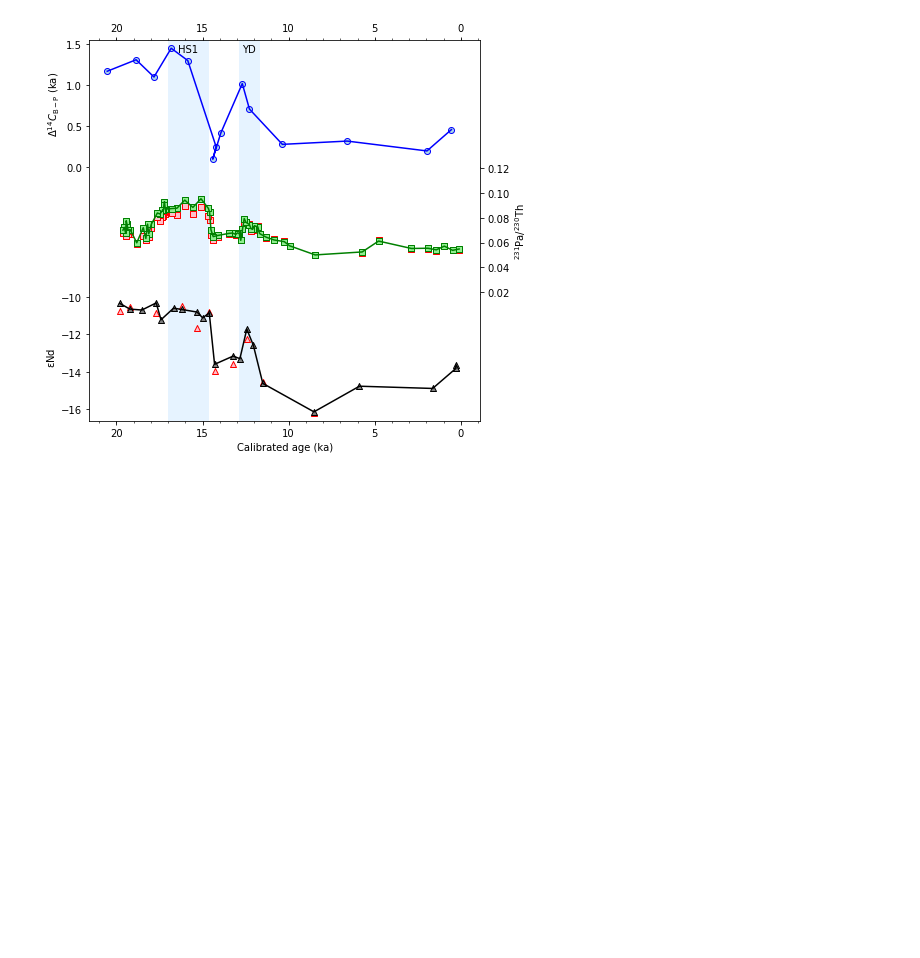
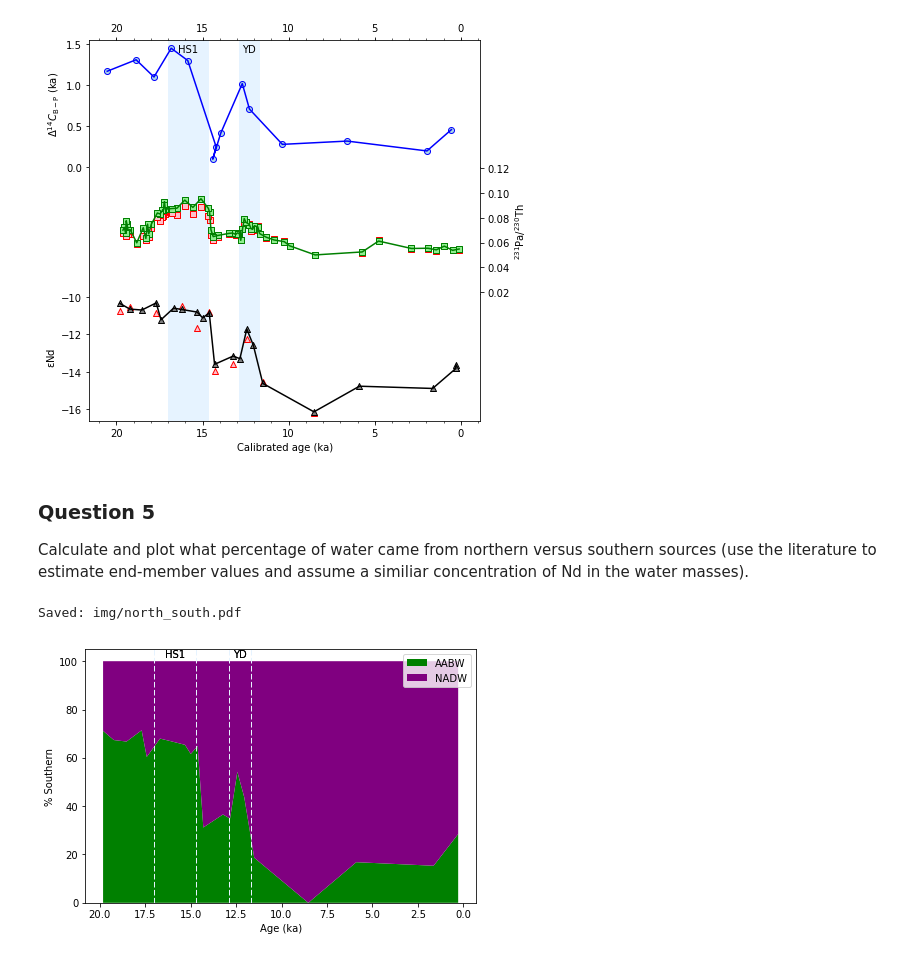
Before and after one commit to stainbank/deglacial-circulation, a Jupyter notebook: exercise2.ipynb, the cells around one changed output. Drawn from its saved outputs; the diff is of its cells as text; code cells hidden in the pictures; blank space fills up the shorter version.

Commit message:
Make end-member mixing graph

```diff
--- a/exercise2.ipynb
+++ b/exercise2.ipynb
@@ -185,3 +185,37 @@ save_fig(fig, 'timeseries_B-P_PaTh_eNd')
 # %% [output]
 Saved: img/timeseries_B-P_PaTh_eNd.pdf
 [figure]
+# %% [markdown]
+### Question 5
+Calculate and plot what percentage of water came from northern versus southern sources (use the literature to estimate end-member values and assume a similiar concentration of Nd in the water masses).
+# %%
+nadw = -16.15
+aabw = -8
+eNd = df6['eNd']
+age = df6['age']
+
+south = ((nadw-eNd)/(nadw-aabw))*100
+north = 100 - south
+# %%
+fig, ax = plt.subplots()
+ax.stackplot(age, south, north,
+             colors=['green', 'purple'],
+             labels=['AABW', 'NADW'])
+
+for i, (period, bounds) in enumerate([('HS1', (14.7, 17)),
+                                      ('YD', (12.9, 11.7))]):
+
+    for bound in bounds:
+        ax.axvline(bound, color='#e6f3ff', ls = '--', lw=1)
+        xy = ((bounds[0]+bounds[1])/2, ax.get_ylim()[1]-0.05)
+        ax.annotate(period, xy, ha='center', va='top')
+
+plt.legend()
+ax.set_xlabel('Age (ka)')
+ax.set_ylabel('% Southern')
+
+plt.gca().invert_xaxis()
+save_fig(fig, 'north_south')
+# %% [output]
+Saved: img/north_south.pdf
+[figure, added]
```
Also changed, not shown: 5 other files.
